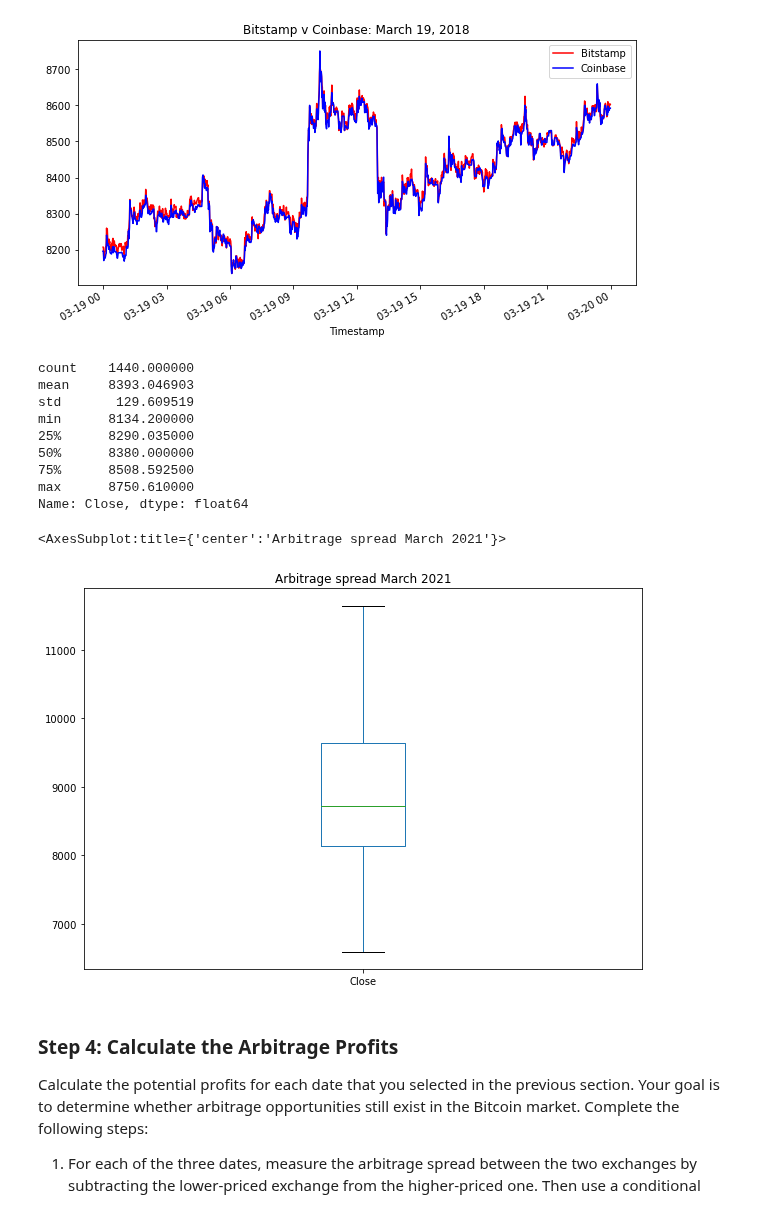
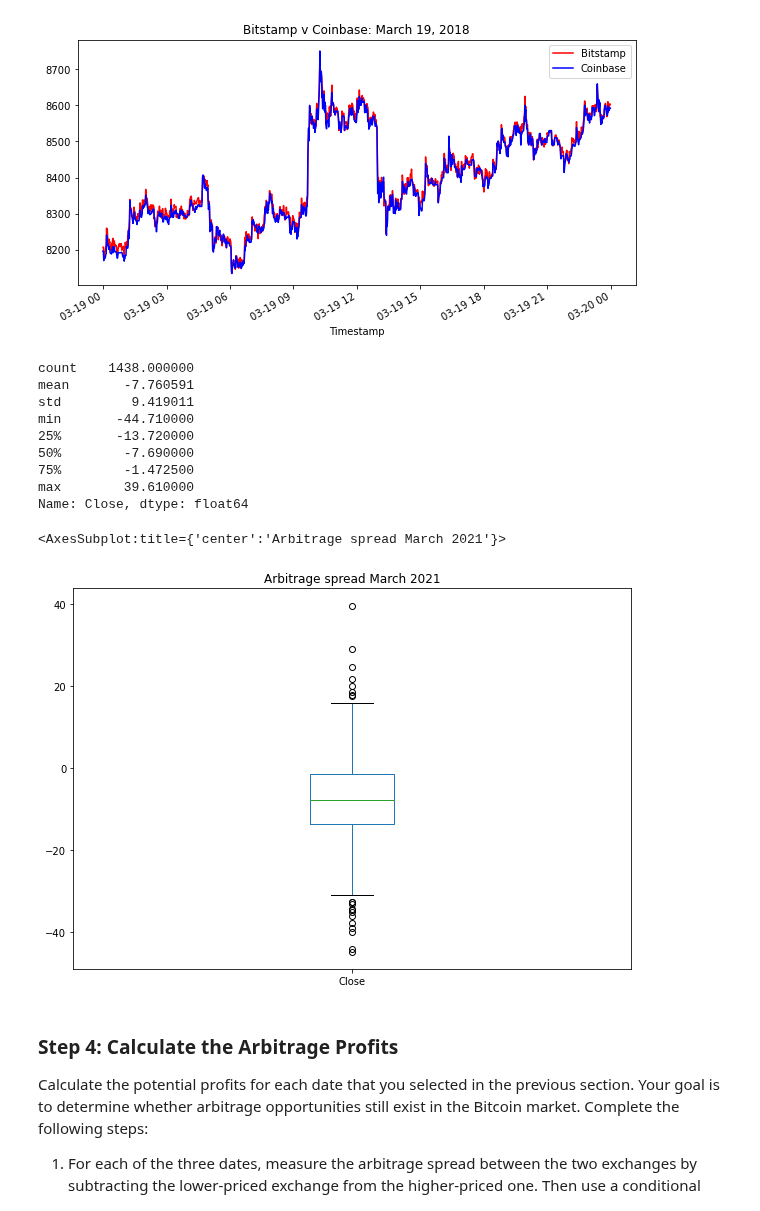
Before and after one commit to AquibaB/Arbitrage-strategies-BTC, a Jupyter notebook: crypto_arbitrage.ipynb, the cells around one changed output. Cells and saved outputs as stored; diff of their text form; code cells hidden in the pictures.

```diff
--- a/crypto_arbitrage.ipynb
+++ b/crypto_arbitrage.ipynb
@@ -432,26 +431,26 @@ coinbase_sliced.loc['2018-03-19':'2018-03-19'].plot(
 # %%
 # Using the date from the late that you have selected, calculate the arbitrage spread
 # by subtracting the bitstamp lower closing prices from the coinbase higher closing prices
-arbitrage_spread_late = coinbase_sliced.loc['2018-03-19':'2018-03-19'].max() - bitstamp_sliced.loc['2018-03-19':'2018-03-19'].min()
+arbitrage_spread_late = coinbase_sliced.loc['2018-03-19':'2018-03-19'] - bitstamp_sliced.loc['2018-03-19':'2018-03-19']
 
 # Generate summary statistics for the late DataFrame
-coinbase_sliced.loc['2018-03-19':'2018-03-19'].describe(include='all')
+arbitrage_spread_late.describe(include='all')
 # %% [output]
-count    1440.000000
-mean     8393.046903
-std       129.609519
-min      8134.200000
-25%      8290.035000
-50%      8380.000000
-75%      8508.592500
-max      8750.610000
+count    1438.000000
+mean       -7.760591
+std         9.419011
+min       -44.710000
+25%       -13.720000
+50%        -7.690000
+75%        -1.472500
+max        39.610000
 Name: Close, dtype: float64
 # %%
 # Visualize the arbitrage spread from late in the dataset in a box plot
-coinbase_sliced.loc['2018-03-01':'2018-04-01'].plot(kind='box', figsize=(10,7), title="Arbitrage spread March 2021")
+arbitrage_spread_late.plot(kind='box', figsize=(10,7), title="Arbitrage spread March 2021")
 # %% [output]
 <AxesSubplot:title={'center':'Arbitrage spread March 2021'}>
-[figure, old version]
+[figure, new version]
 # %% [markdown]
 ### Step 4: Calculate the Arbitrage Profits
 
```
Also changed, not shown: parts of 6 cells of this notebook.
